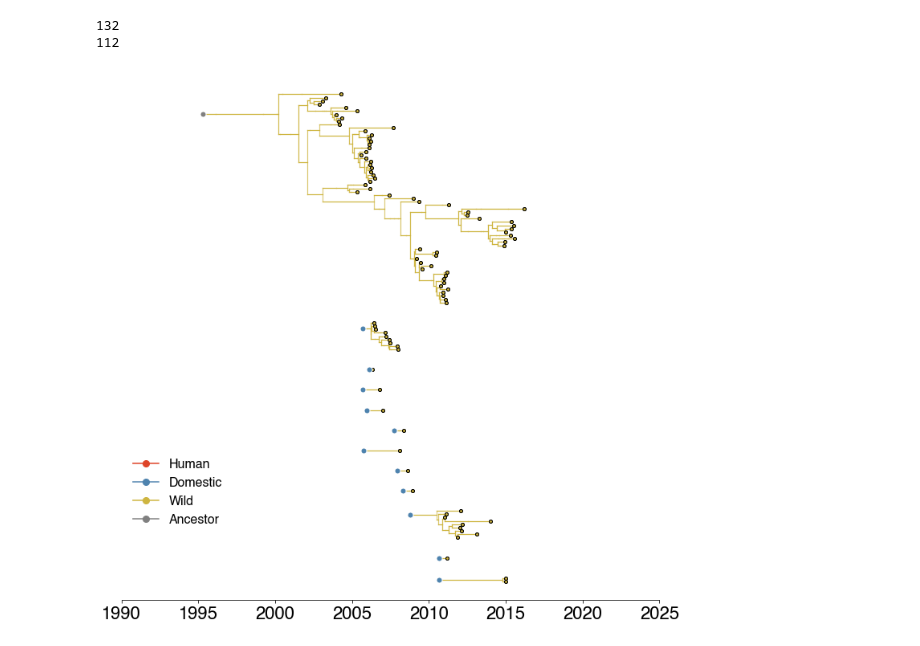
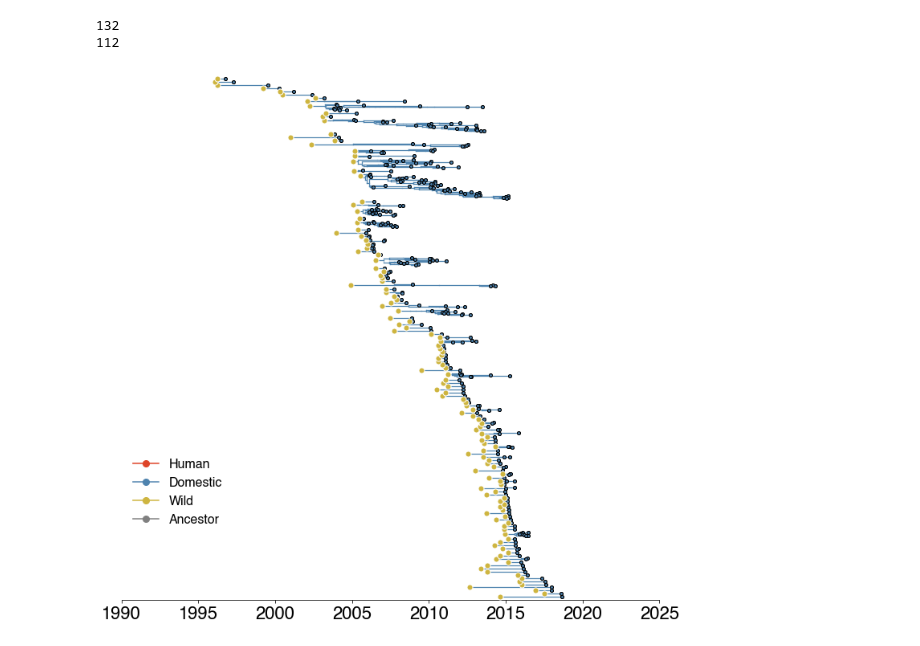
Before and after one commit to lmoncla/h5n1-host-classification, a Jupyter notebook: beast/plot-mcc-tree-and-parameters.ipynb, the cells around one changed output. Saved outputs shown, nothing was run; the diff lists cells and outputs as text; code cells hidden in the pictures.

```diff
--- a/beast/plot-mcc-tree-and-parameters.ipynb
+++ b/beast/plot-mcc-tree-and-parameters.ipynb
@@ -56,0 +140,20 @@ for k in tree.Objects:
+# %%
+h5n1_clades_file = "/Users/lmoncla/src/avian-flu/clade-labeling/h5n1-clades.tsv"
+h5n1_clades_dict = return_clades_dict(h5n1_clades_file, clade_mapping)
+# %%
+tips_in_tree_by_clade = {}
+
+for k in tree.Objects:
+    if k.branchType == "leaf":
+        strain = k.name.split("|")[0]
+        host = k.name.split("|")[9]
+        clade_group = h5n1_clades_dict[strain]['clade_group']
+
+        if clade_group not in tips_in_tree_by_clade:
+            tips_in_tree_by_clade[clade_group] = {"human":0, "domestic":0, "wild":0, "total":1}
+            tips_in_tree_by_clade[clade_group][host] += 1
+        else:
+            tips_in_tree_by_clade[clade_group]["total"] += 1
+            tips_in_tree_by_clade[clade_group][host] += 1
+
+print(tips_in_tree_by_clade)
@@ -178,0 +463,7 @@ root
+# %%
+width = 8
+length = 10
+filename = "figures/mcc-tree-by-clade-"+label+"-"+current_date #+".pdf"
+traitName = 'max'   # max for mascot, type for mtt
+
+plot_full_mcc_tree_colorby_clade(width, length, tree, filename, traitName, clades_color_dict, h5n1_clades_dict)
@@ -191,12 +485,11 @@ def retrieve_subtrees(tree, trait):
     subtype_trees={host:[] for host in hosts_list}
 
     for k in sorted(tree.Objects,key=lambda x:x.height):
-        kp=k.parent     # kp is the parent node of k
 
         ## get current node's (k) and its parent's (kp) trait states
         kloc=k.traits[traitName].lower().replace(" ","_")   # kloc = trait of k; kc = trait of k; they are the same thing
         if traitName in k.parent.traits:  # if parent has a trait block, use that trait, else assign to ancestor
-            kploc=kp.traits[traitName].lower().replace(" ","_")     # kploc = trait of parental node
+            kploc=k.parent.traits[traitName].lower().replace(" ","_")     # kploc = trait of parental node
         else:
             kploc='ancestor'
 
@@ -504,12 +883,12 @@ print(len(subtype_trees['human']))
 # %%
 width = 12
 height = 12
 traitName = 'max'
-deme = 'wild'
+deme = 'domestic'
 labels = "no"
-filename = "figures/exploded-tree-"+label+"-"+deme+"-"+current_date+".pdf"
+filename = "figures/exploded-tree-region-"+label+"-"+deme+"-"+current_date+".pdf"
 #filename = "figures/exploded-tree-mtt-3deme-1per-region-month-host-noGsGd-2021-01-26.pdf"
 
 plot_exploded_tree(subtype_trees, filename, width, height, traitName, deme, labels)
 # %% [output]
-[figure, old version]
+[figure, new version]
```
Also changed, not shown: parts of 34 cells of this notebook, 13 other files.
